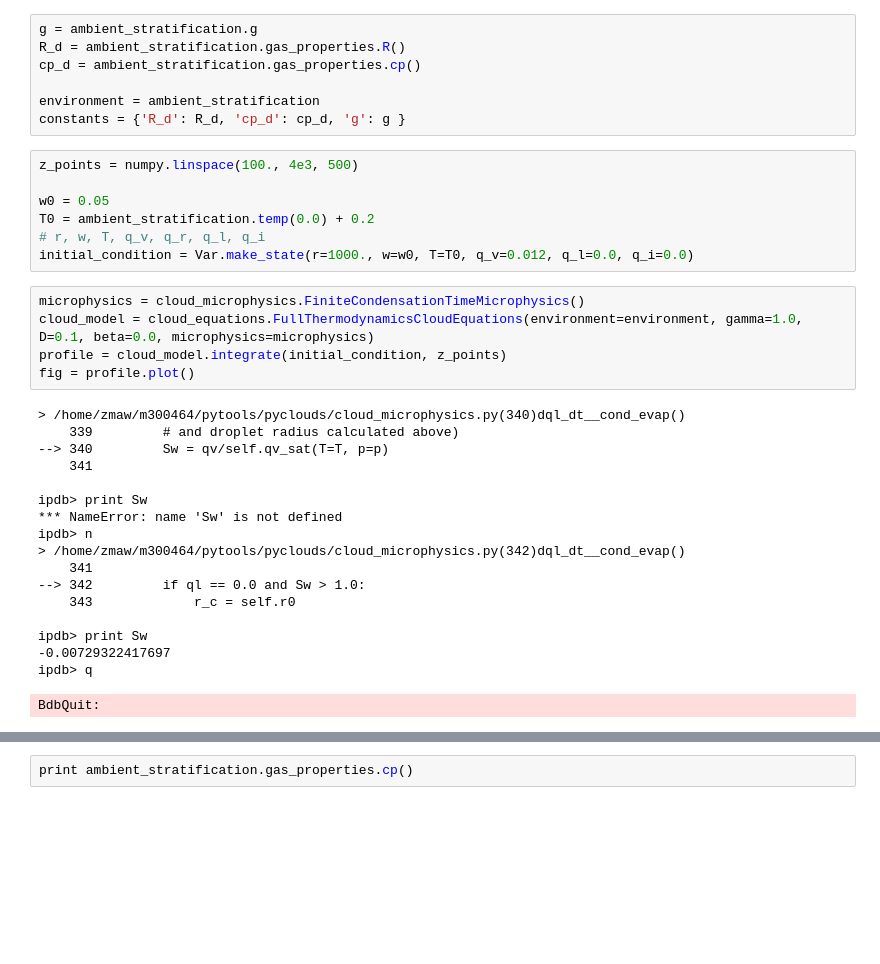
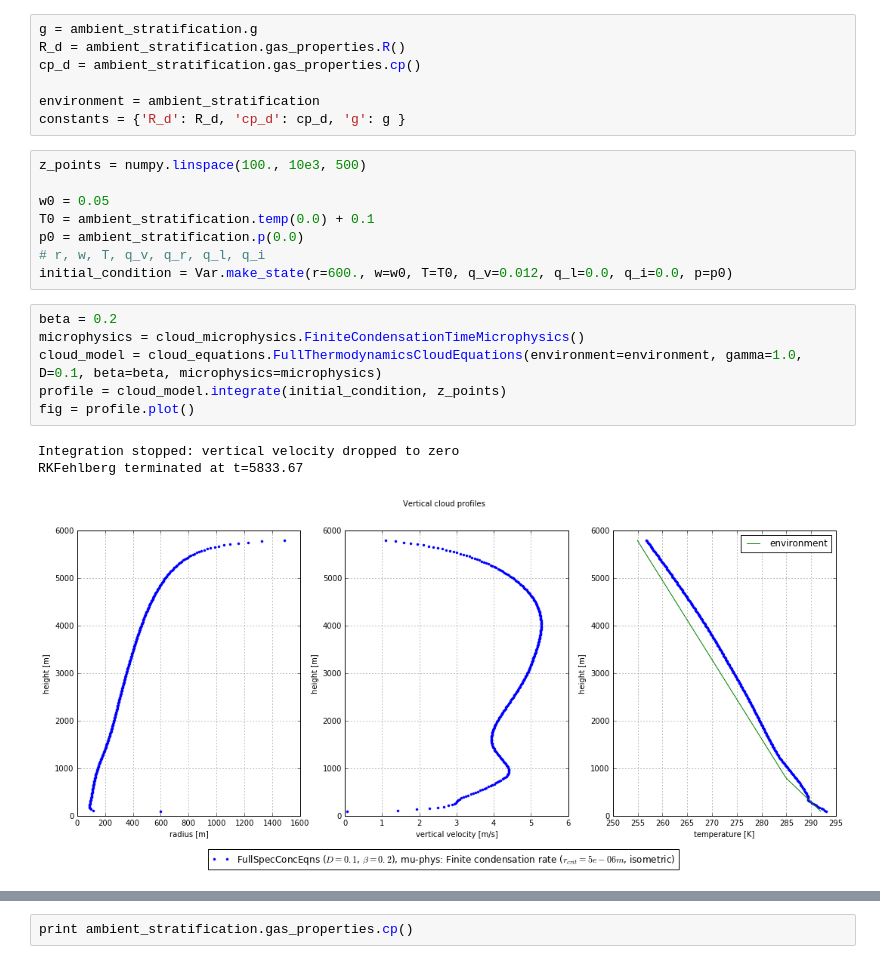
Before and after one commit to leifdenby/python-cloudmodel, a Jupyter notebook: pyclouds/notebooks/Cloud model integration-Copy1.ipynb, the cells around one changed output, grey strips where cells are left out. Drawn from its saved outputs; the diff is of its cells as text; blank space fills up the shorter version.

```diff
--- a/pyclouds/notebooks/Cloud model integration-Copy1.ipynb
+++ b/pyclouds/notebooks/Cloud model integration-Copy1.ipynb
@@ -25,32 +25,20 @@ cp_d = ambient_stratification.gas_properties.cp()
 environment = ambient_stratification
 constants = {'R_d': R_d, 'cp_d': cp_d, 'g': g }
 # %%
-z_points = numpy.linspace(100., 4e3, 500)
+z_points = numpy.linspace(100., 10e3, 500)
 
 w0 = 0.05
-T0 = ambient_stratification.temp(0.0) + 0.2
+T0 = ambient_stratification.temp(0.0) + 0.1
+p0 = ambient_stratification.p(0.0)
 # r, w, T, q_v, q_r, q_l, q_i
-initial_condition = Var.make_state(r=1000., w=w0, T=T0, q_v=0.012, q_l=0.0, q_i=0.0)
+initial_condition = Var.make_state(r=600., w=w0, T=T0, q_v=0.012, q_l=0.0, q_i=0.0, p=p0)
 # %%
+beta = 0.2
 microphysics = cloud_microphysics.FiniteCondensationTimeMicrophysics()
-cloud_model = cloud_equations.FullThermodynamicsCloudEquations(environment=environment, gamma=1.0, D=0.1, beta=0.0, microphysics=microphysics)
+cloud_model = cloud_equations.FullThermodynamicsCloudEquations(environment=environment, gamma=1.0, D=0.1, beta=beta, microphysics=microphysics)
 profile = cloud_model.integrate(initial_condition, z_points)
 fig = profile.plot()
 # %% [output]
-> /home/zmaw/m300464/pytools/pyclouds/cloud_microphysics.py(340)dql_dt__cond_evap()
-    339         # and droplet radius calculated above)
---> 340         Sw = qv/self.qv_sat(T=T, p=p)
-    341
-
-ipdb> print Sw
-*** NameError: name 'Sw' is not defined
-ipdb> n
-> /home/zmaw/m300464/pytools/pyclouds/cloud_microphysics.py(342)dql_dt__cond_evap()
-    341
---> 342         if ql == 0.0 and Sw > 1.0:
-    343             r_c = self.r0
-
-ipdb> print Sw
--0.00729322417697
-ipdb> q
+Integration stopped: vertical velocity dropped to zero
+RKFehlberg terminated at t=5833.67
-BdbQuit:
+[figure, added]
```
Also changed, not shown: parts of 2 cells of this notebook, 8 other files.
